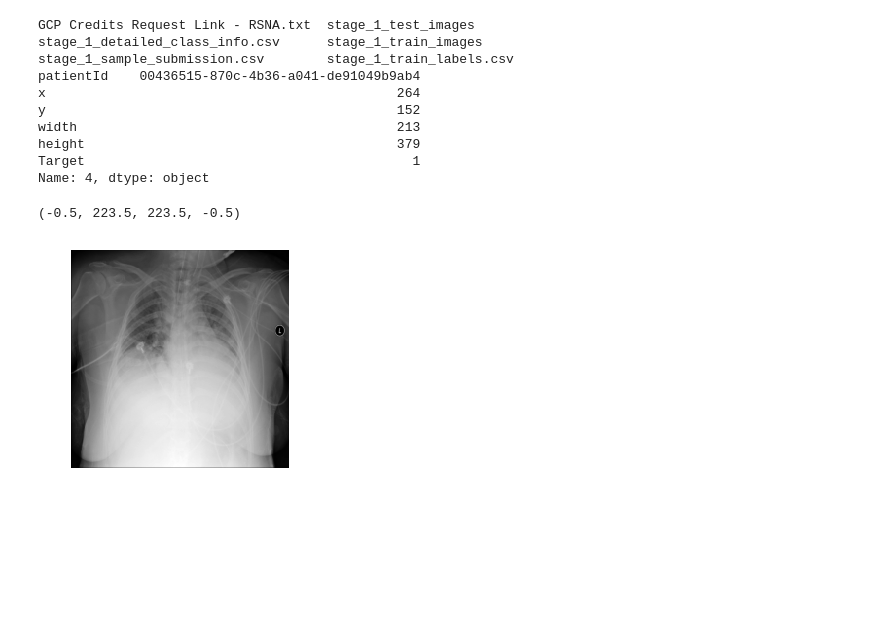
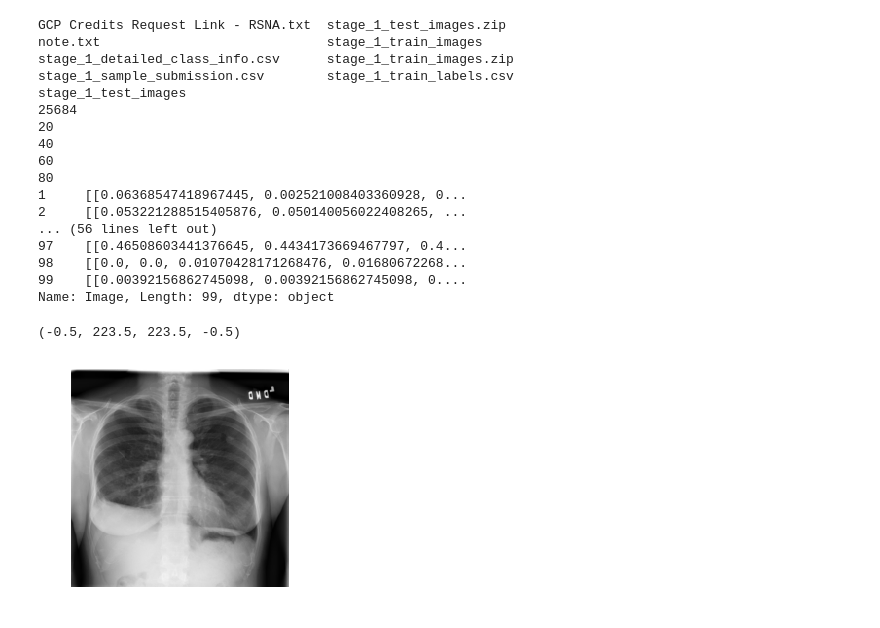
Before and after one commit to Soren941/Pneumonia_in_thorax_xray, a Jupyter notebook: Main.ipynb, the cells around one changed output. Drawn from its saved outputs; the diff is of its cells as text; code cells hidden in the pictures; blank space fills up the shorter version.

```diff
--- a/Main.ipynb
+++ b/Main.ipynb
@@ -19,36 +27,65 @@ You should consider upgrading via the 'pip install --upgrade pip' command.
 # %%
 # Show files in data
 !ls data
 
 # display label format
 df = pd.read_csv('data/stage_1_train_labels.csv')
 
 
 #
 No = 4
 patientId = df['patientId'][No]
 dcm_file = 'data/stage_1_train_images/%s.dcm' % patientId
 dcm_data = pydicom.read_file(dcm_file)
-print(df.iloc[No])
+#print(df.iloc[No])
+
+
+#print(np.unique(df.Target))
+#print(df['patientId'])
+
+img_size = [224,224]
+new_df = pd.DataFrame({'Target':[],'Image':[]})
+unq, idx = np.unique(df['patientId'], return_index = True)
+print(len(idx))
+for i in :  # len(np.unique(df['patientId']))
+    new_df.Target[i] = df.Target[i]
+    patientId = df['patientId'][i]
+    dcm_file = 'data/stage_1_train_images/%s.dcm' % patientId
+    dcm_data = pydicom.read_file(dcm_file)
+    new_df.Image[i] = resize(dcm_data.pixel_array, output_shape=img_size, mode='reflect', anti_aliasing=True)
+    if not i % 20:
+        print(i)
+
+print(new_df.Image)
+
+
+
 
 #print(dcm_data)
 
 #
-img_size = [224,224]
-im = dcm_data.pixel_array
+
+im = new_df.Image[30]
 im = resize(im, output_shape=img_size, mode='reflect', anti_aliasing=True)
 pylab.imshow(im, cmap=pylab.cm.gist_gray)
 pylab.axis('off')
 # %% [output]
-GCP Credits Request Link - RSNA.txt  stage_1_test_images
-stage_1_detailed_class_info.csv      stage_1_train_images
+GCP Credits Request Link - RSNA.txt  stage_1_test_images.zip
+note.txt                             stage_1_train_images
+stage_1_detailed_class_info.csv      stage_1_train_images.zip
 stage_1_sample_submission.csv        stage_1_train_labels.csv
-patientId    00436515-870c-4b36-a041-de91049b9ab4
-x                                             264
-y                                             152
-width                                         213
-height                                        379
-Target                                          1
-Name: 4, dtype: object
+stage_1_test_images
+25684
+20
+40
+60
+80
+1     [[0.06368547418967445, 0.002521008403360928, 0...
+2     [[0.053221288515405876, 0.050140056022408265, ...
+... (56 lines left out)
+97    [[0.46508603441376645, 0.4434173669467797, 0.4...
+98    [[0.0, 0.0, 0.01070428171268476, 0.01680672268...
+99    [[0.00392156862745098, 0.00392156862745098, 0....
+Name: Image, Length: 99, dtype: object
 (-0.5, 223.5, 223.5, -0.5)
-[figure, old version]
+[figure, new version]
```
Also changed, not shown: parts of 2 cells of this notebook.
